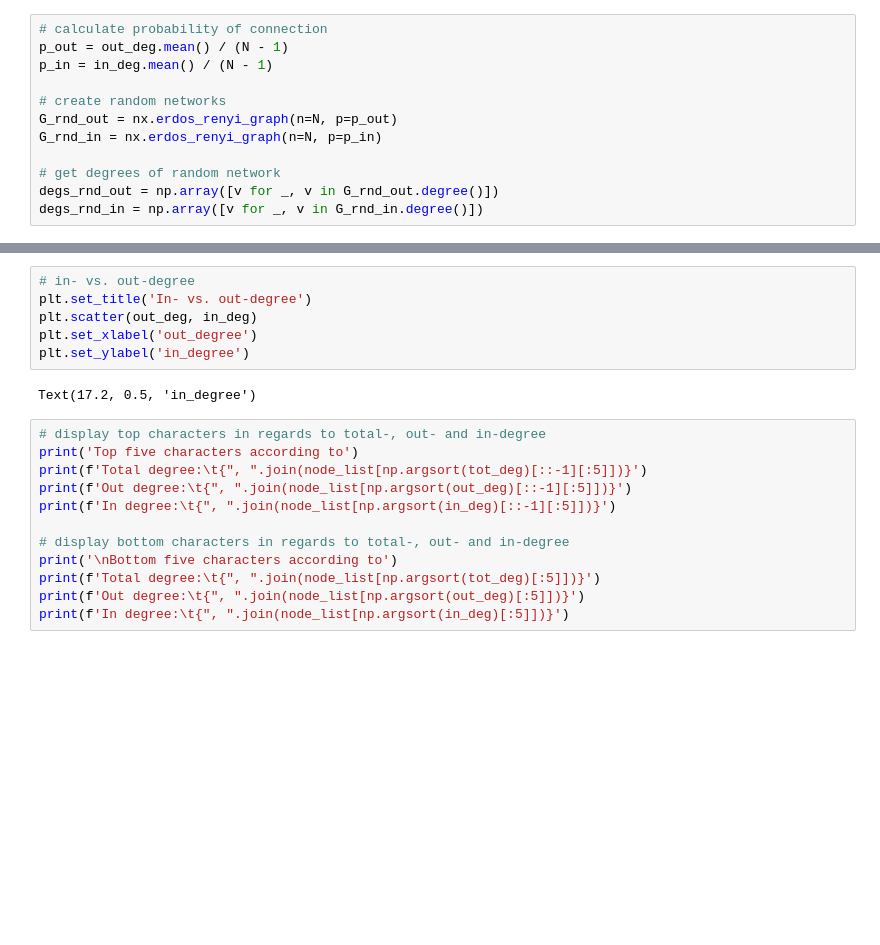
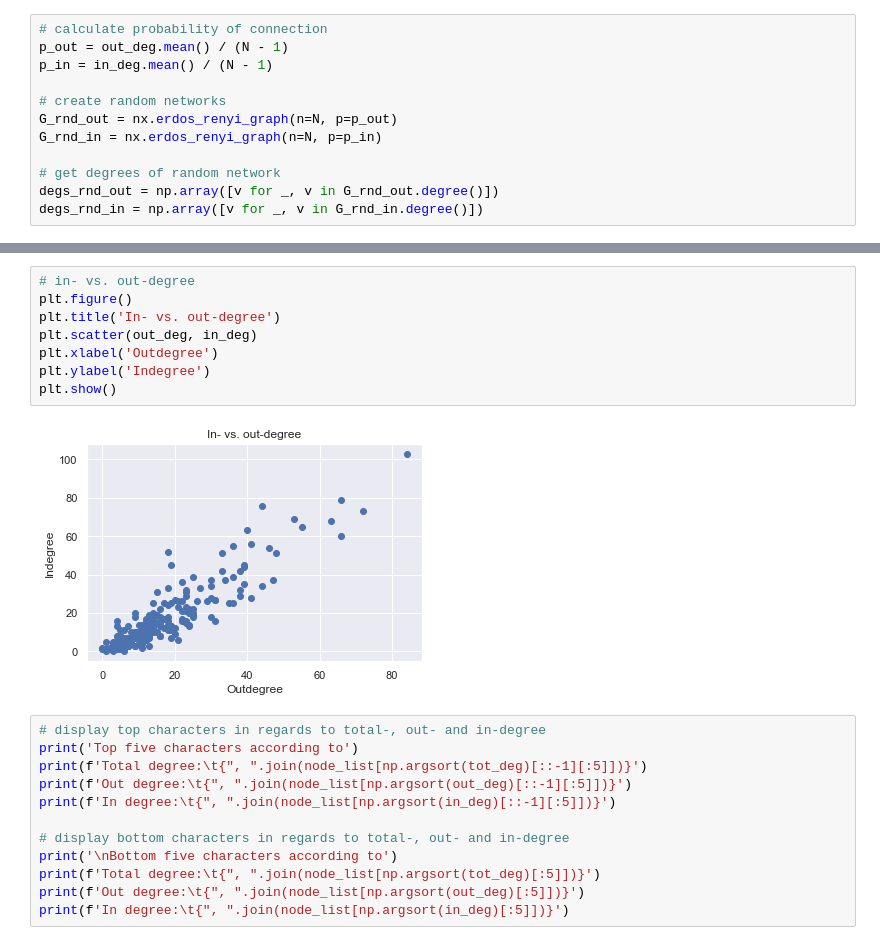
Before and after one commit to simonamtoft/warcraft-major-character-analysis, a Jupyter notebook: Graph Analysis.ipynb, the cells around one changed output, grey strips where cells are left out. Saved outputs shown, nothing was run; the diff lists cells and outputs as text; blank space fills up the shorter version.

```diff
--- a/Graph Analysis.ipynb
+++ b/Graph Analysis.ipynb
@@ -79,11 +79,13 @@ plt.show()
 # %%
 # in- vs. out-degree
-plt.set_title('In- vs. out-degree')
+plt.figure()
+plt.title('In- vs. out-degree')
 plt.scatter(out_deg, in_deg)
-plt.set_xlabel('out_degree')
-plt.set_ylabel('in_degree')
+plt.xlabel('Outdegree')
+plt.ylabel('Indegree')
+plt.show()
 # %% [output]
-Text(17.2, 0.5, 'in_degree')
+[figure, added]
 # %%
 # display top characters in regards to total-, out- and in-degree
 print('Top five characters according to')
```
Also changed, not shown: parts of 4 cells of this notebook, 6 other files.
